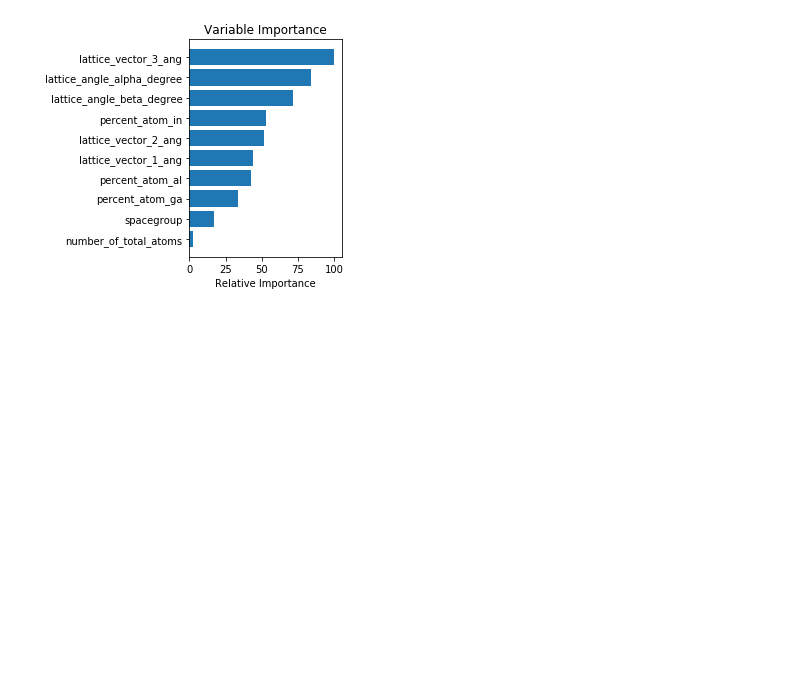
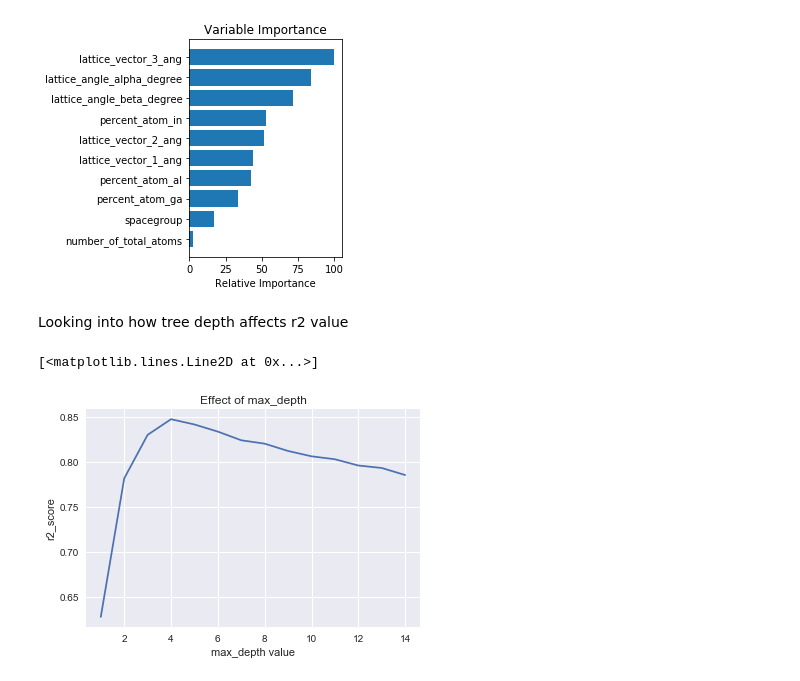
Before and after one commit to PIGMEnT-ecs/pigment, a Jupyter notebook: pigment/Decision-trees.ipynb, the cells around one changed output. Cells and saved outputs as stored; diff of their text form; code cells hidden in the pictures; blank space fills up the shorter version.

Commit message:
Added params versus r2 score

```diff
--- a/pigment/Decision-trees.ipynb
+++ b/pigment/Decision-trees.ipynb
@@ -134,8 +134,26 @@ plt.show()
 [figure]
 # %%
 # pd.plotting.scatter_matrix(df, figsize=(20,20))
-# %%
-params = {'n_estimators': 1000, 'max_depth': 4, 'min_samples_split': 2,
-          'learning_rate': 0.01, 'loss': 'ls'}
-clf = GradientBoostingRegressor(**params)
-clf.fit(xtrain1, ytrain1)
+# %%
+pars = np.arange(1, 15, 1)
+# %% [markdown]
+Looking into how tree depth affects r2 value
+# %%
+scores = []
+for n in pars:
+    params1 = {'n_estimators': 450, 'min_samples_split': 2,
+          'learning_rate': 0.01, 'loss': 'ls'}
+    clf = GradientBoostingRegressor(**params1, max_depth=n)
+    clf.fit(xtrain1, ytrain1)
+    ypred = clf.predict(xtest1)
+    test_score = r2_score(ytest1, ypred)
+    scores.append(test_score)
+
+sns.set()
+plt.title("Effect of max_depth")
+plt.xlabel("max_depth value")
+plt.ylabel("r2_score")
+plt.plot(pars, scores)
+# %% [output]
+[<matplotlib.lines.Line2D at 0x...>]
+[figure, added]
```
Also changed, not shown: parts of 6 cells of this notebook.
